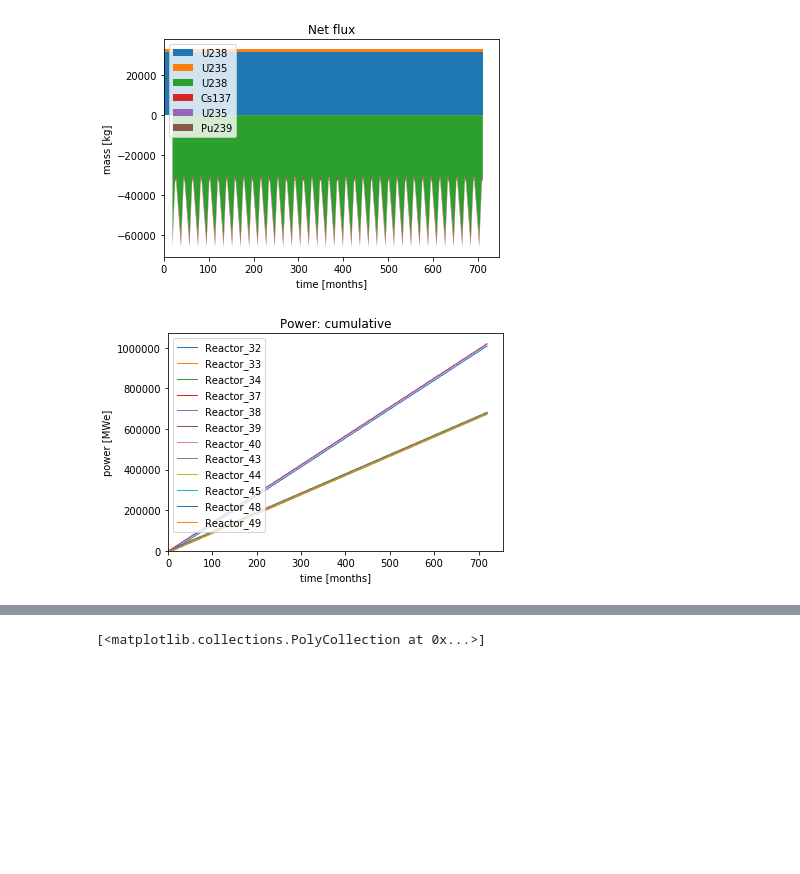
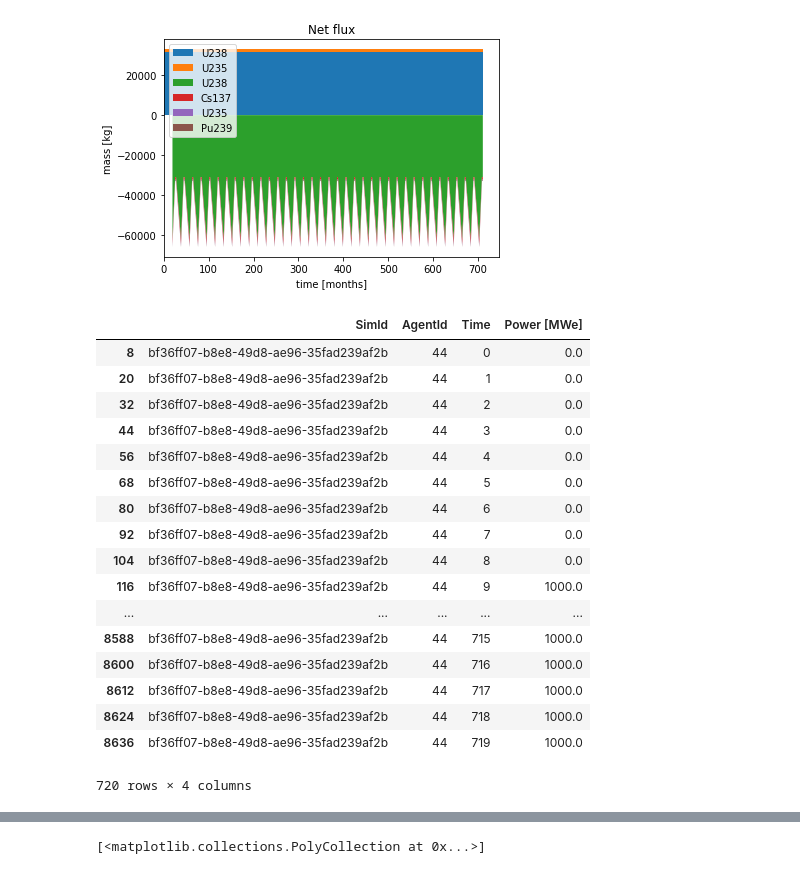
Before and after one commit to KennellyT/cyutils, a Jupyter notebook: cyutils/examples/Tutorial_with_cyutils.ipynb, the cells around one changed output, grey strips where cells are left out. Drawn from its saved outputs; the diff is of its cells as text; code cells hidden in the pictures; blank space fills up the shorter version.

```diff
--- a/cyutils/examples/Tutorial-Copy2.ipynb
+++ b/cyutils/examples/Tutorial_with_cyutils.ipynb
@@ -131,7 +125,23 @@ analysis.plot_net_flux(cur,'1000MWe Honeycomb3000','Net flux')
 # %%
 masstime = analysis.mass_timeseries(cur,'1000MWe Honeycomb3000',flux='out')
 cymetric_analysis.power_timeseries(ev,agentids=[44])
-analysis.plot_power_ot(cur,is_cum=True,is_tot=False)
 # %% [output]
-[figure, removed]
+|  | SimId | AgentId | Time | Power [MWe] |
+| 8 | bf36ff07-b8e8-49d8-ae96-35fad239af2b | 44 | 0 | 0.0 |
+| 20 | bf36ff07-b8e8-49d8-ae96-35fad239af2b | 44 | 1 | 0.0 |
+| 32 | bf36ff07-b8e8-49d8-ae96-35fad239af2b | 44 | 2 | 0.0 |
+| 44 | bf36ff07-b8e8-49d8-ae96-35fad239af2b | 44 | 3 | 0.0 |
+| 56 | bf36ff07-b8e8-49d8-ae96-35fad239af2b | 44 | 4 | 0.0 |
+| 68 | bf36ff07-b8e8-49d8-ae96-35fad239af2b | 44 | 5 | 0.0 |
+| 80 | bf36ff07-b8e8-49d8-ae96-35fad239af2b | 44 | 6 | 0.0 |
+| 92 | bf36ff07-b8e8-49d8-ae96-35fad239af2b | 44 | 7 | 0.0 |
+| 104 | bf36ff07-b8e8-49d8-ae96-35fad239af2b | 44 | 8 | 0.0 |
+| 116 | bf36ff07-b8e8-49d8-ae96-35fad239af2b | 44 | 9 | 1000.0 |
+| ... | ... | ... | ... | ... |
+| 8588 | bf36ff07-b8e8-49d8-ae96-35fad239af2b | 44 | 715 | 1000.0 |
+| 8600 | bf36ff07-b8e8-49d8-ae96-35fad239af2b | 44 | 716 | 1000.0 |
+| 8612 | bf36ff07-b8e8-49d8-ae96-35fad239af2b | 44 | 717 | 1000.0 |
+| 8624 | bf36ff07-b8e8-49d8-ae96-35fad239af2b | 44 | 718 | 1000.0 |
+| 8636 | bf36ff07-b8e8-49d8-ae96-35fad239af2b | 44 | 719 | 1000.0 |
+720 rows × 4 columns
 # %%
```
Also changed, not shown: parts of 9 cells of this notebook, 36 other files.
